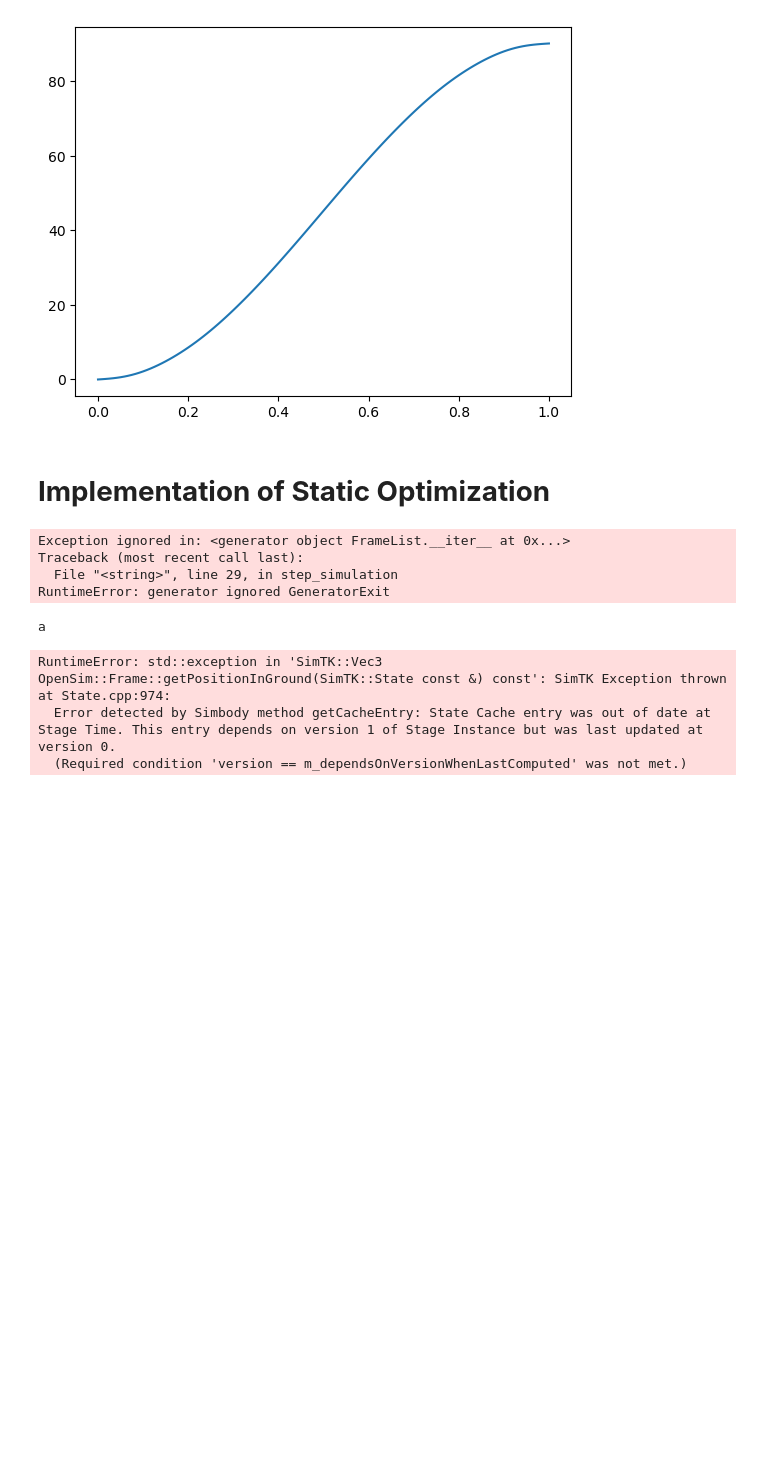
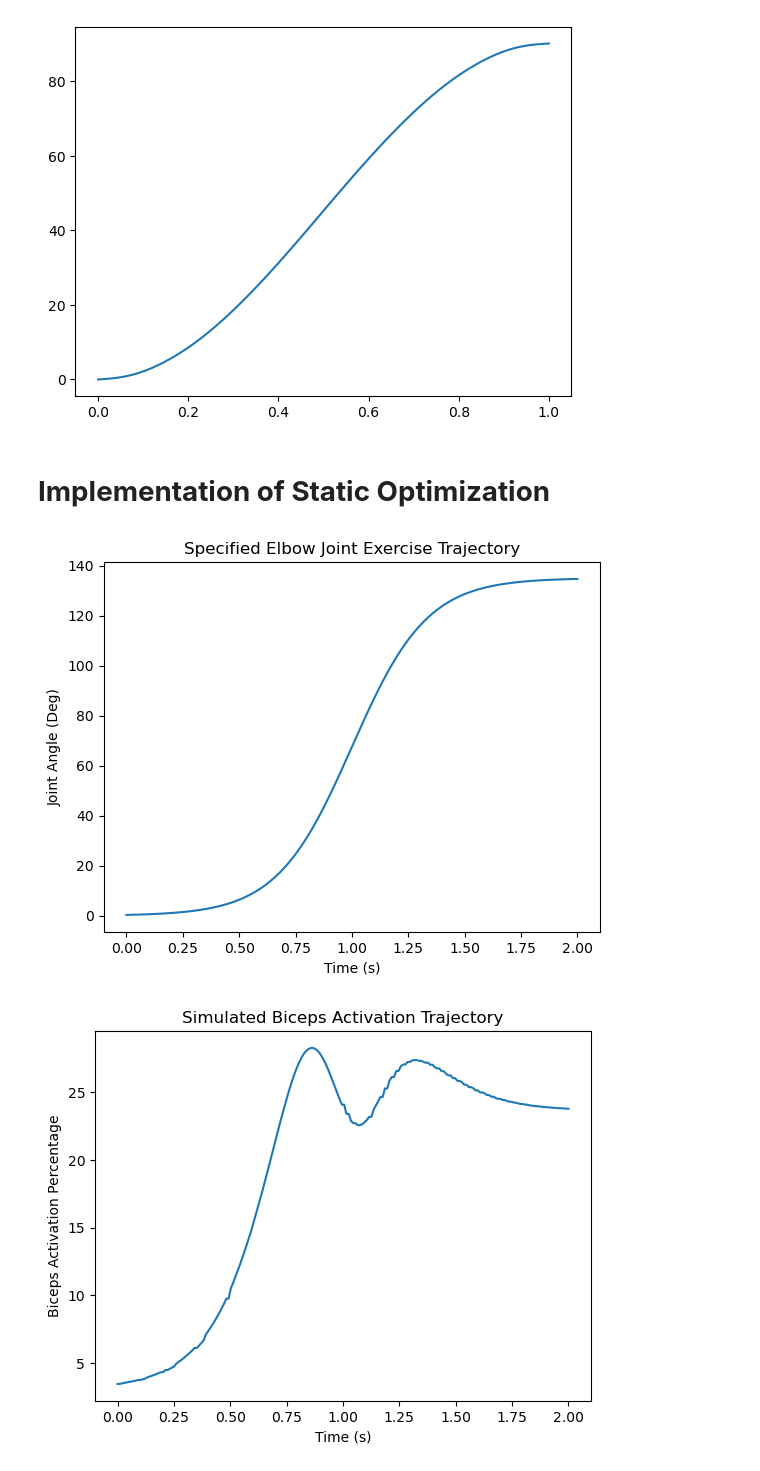
Before and after one commit to aaronjohnsabu1999/flexiforce, a Jupyter notebook: OpenSIMbinding.ipynb, the cells around one changed output. Saved outputs shown, nothing was run; the diff lists cells and outputs as text; code cells hidden in the pictures; blank space fills up the shorter version.

```diff
--- a/OpenSIMbinding.ipynb
+++ b/OpenSIMbinding.ipynb
@@ -51,34 +51,28 @@ plt.show()
 # %%
 step_per_second = 100
 curl_time = 2 #in seconds
 bicep = Bicep_Curl(curl_time = curl_time, sps = step_per_second)
 
 # Run Simulation Under zero external force
 activation = []
 for i in range(int(curl_time*step_per_second)):
-    activation.append(bicep.step_simulation(i, [0, -50.0, 0]))
+    activation.append(bicep.step_simulation(i, [0, -250.0, 0]))
 
 
 #Plotting
 t, elbow_traj = bicep._traj()
 plt.plot(t, np.rad2deg(elbow_traj))
 plt.xlabel("Time (s)")
 plt.ylabel("Joint Angle (Deg)")
 plt.title("Specified Elbow Joint Exercise Trajectory")
 plt.show()
 
 activation = np.asarray(activation)*100
 plt.plot(t, activation)
 plt.xlabel("Time (s)")
 plt.ylabel("Biceps Activation Percentage")
 plt.title("Simulated Biceps Activation Trajectory")
 plt.show()
 # %% [output]
-Exception ignored in: <generator object FrameList.__iter__ at 0x...>
-Traceback (most recent call last):
-  File "<string>", line 29, in step_simulation
-RuntimeError: generator ignored GeneratorExit
-a
-RuntimeError: std::exception in 'SimTK::Vec3 OpenSim::Frame::getPositionInGround(SimTK::State const &) const': SimTK Exception thrown at State.cpp:974:
-  Error detected by Simbody method getCacheEntry: State Cache entry was out of date at Stage Time. This entry depends on version 1 of Stage Instance but was last updated at version 0.
-  (Required condition 'version == m_dependsOnVersionWhenLastComputed' was not met.)
+[figure, added]
+[figure, added]
```
Also changed, not shown: 7 other files.
